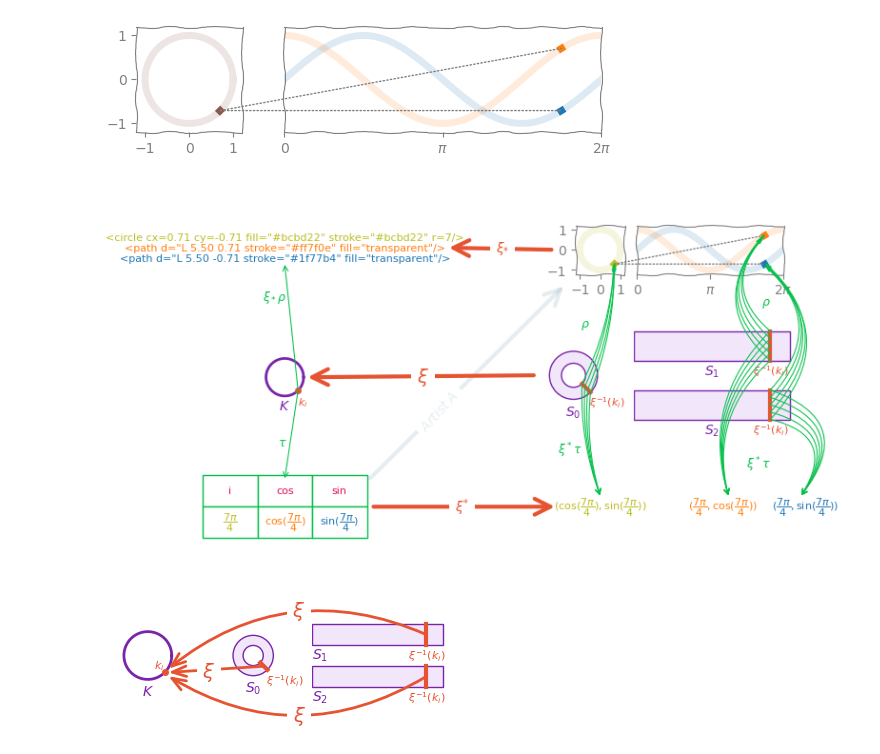
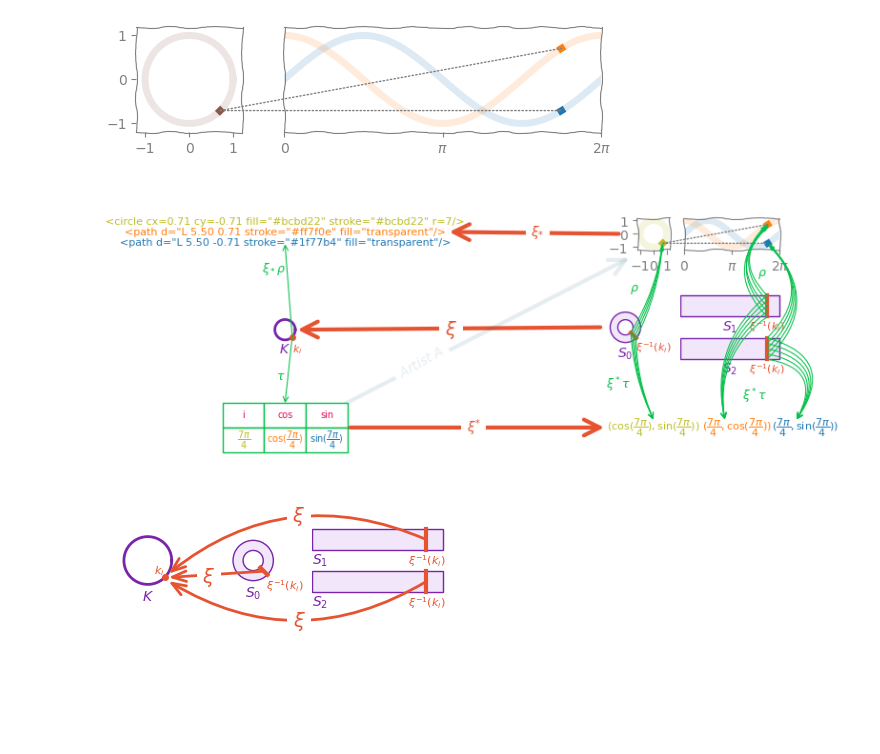
Before and after one commit to story645/team, a Jupyter notebook: paper/figcode/interactive_xi.ipynb, the cells around one changed output. Saved outputs shown, nothing was run; the diff lists cells and outputs as text; code cells hidden in the pictures; blank space fills up the shorter version.

Commit message:
fixed xi figure

```diff
--- a/paper/figcode/interactive_xi.ipynb
+++ b/paper/figcode/interactive_xi.ipynb
@@ -87,10 +87,9 @@ def plot_tau(istr, axt, colors):
         table[1,i].get_text().set_color(colors.get(field, 'k'))
         table[1,i].set_edgecolor(pcd['section'])
     axt.axis('off')
-
-    table.scale(2.5, 1.5)
     table.auto_set_font_size(False)
-    table.set_fontsize(fs['footnote'])
+    table.set_fontsize(fs['footnote']-1)
+    table.scale(3.5, 1.25)
     return table
 # %%
 def plot_rho_push(i, axrp, colors):
@@ -108,8 +107,8 @@ def plot_tau_pull(istr, axtp, colors):
     cstr = f'$({istr}, \cos({istr}))$'
     sstr = f'$({istr}, \sin({istr}))$'
     ptxt = axtp.annotate(pstr, xy=(.5, .5), xycoords=( axd['circ'], axtp.transAxes), ha='center', va='center', fontsize=fs['footnote'], color=colors['i'])
-    ctxt = axtp.annotate(cstr, xy=(i-np.pi/10, .5),  xycoords=(axd['rho'].transData, ptxt), ha='right', va='center', fontsize=fs['footnote'], color=colors['cos'])
-    stxt = axtp.annotate(sstr, xy=(i+np.pi/10, .5),  xycoords=(axd['rho'].transData, ptxt), ha='left', va='center', fontsize=fs['footnote'], color=colors['sin'])
+    ctxt = axtp.annotate(cstr, xy=(i+np.pi/12, .5),  xycoords=(axd['rho'].transData, ptxt), ha='right', va='center', fontsize=fs['footnote'], color=colors['cos'])
+    stxt = axtp.annotate(sstr, xy=(i+np.pi/12, .5),  xycoords=(axd['rho'].transData, ptxt), ha='left', va='center', fontsize=fs['footnote'], color=colors['sin'])
     axtp.axis('off')
     return {'i': ptxt, 'cos':ctxt, 'sin':stxt}
 # %%
@@ -181,7 +192,7 @@ def plot_xi(axd, bases, fig, biglabels=True):
 # %%
 def plot_sections(axd, xi_bases, fig, colors):
     arrowprops=dict(arrowstyle="->", color=pcd['section'], lw=.75)
-    tarr = mpatches.ConnectionPatch(xyA = (tau(i)[1], tau(i)[2]), xyB = (.5, .75),
+    tarr = mpatches.ConnectionPatch(xyA = (tau(i)[1], tau(i)[2]), xyB = (.5, .8),
                                    coordsA = axd['k'].transData, axesA=axd['k'], coordsB = axd['tau'].transAxes, axesB=axd['tau'],
                                    **arrowprops)
     fig.add_artist(tarr)
@@ -254,7 +265,7 @@ def plot_sections(axd, xi_bases, fig, colors):
         fig.add_artist(s1_rho)
         s1_rho_arrs.append(s1_rho)
 
-        s1_tau_pull =  mpatches.ConnectionPatch(xyA = (xs[0], yi2), xyB = (i+np.pi/2, .6),
+        s1_tau_pull =  mpatches.ConnectionPatch(xyA = (xs[0], yi2), xyB = (i+np.pi*.6, .6),
                                            coordsA = axd['s1'].transData, axesA=axd['s1'],
                                            coordsB = t2coords, axesB=axd['rho'],
                                    **arrowprops, arrowstyle="->", connectionstyle='arc3, rad=-.7')
@@ -270,7 +281,7 @@ def plot_sections(axd, xi_bases, fig, colors):
         fig.add_artist(s1_rho_cos)
         s1_rho_arrs.append(s1_rho_cos)
 
-        s1_tau_pull_cos =  mpatches.ConnectionPatch(xyA = (xs[0], yi1), xyB = (i-np.pi/2, .6),
+        s1_tau_pull_cos =  mpatches.ConnectionPatch(xyA = (xs[0], yi1), xyB = (i-np.pi*.9, .6),
                                            coordsA = axd['s1'].transData, axesA=axd['s1'],
                                            coordsB = t2coords, axesB=axd['rho'],
                                    **arrowprops,arrowstyle="->", connectionstyle='arc3, rad=.3')
@@ -286,31 +297,32 @@ def plot_sections(axd, xi_bases, fig, colors):
 # %%
 colors = {'i':'tab:olive','sin':'tab:blue', 'cos':'tab:orange'}
 
 i = 7*np.pi/4
 istr = r"\dfrac{7\pi}{4}"
 
-fig, axd = plt.subplot_mosaic( [['rho_push', 'xi', [['circ', 'rho', 'rho', 'rho']]], ['k', 'xi', [['s0', 's1', 's1', 's1']]],['tau', 'xi', 'tau_pull']],
-                                  figsize=(7.16, 4),
+fig, axd = plt.subplot_mosaic( [['rho_push', 'xi', [['circ', 'rho', 'rho', 'rho']]],
+                                ['k', 'xi', [['s0', 's1', 's1', 's1']]],['tau', 'xi', 'tau_pull']],
+                                  figsize=(7.16, 3),
                                  height_ratios = [1, 1, 1], layout='compressed')
 
 axd['xi'].axis('off')
 plot_rho(i, axd['circ'], axd['rho'], fig, colors)
 tautable = plot_tau(istr, axd['tau'], colors)
 rptexts = plot_rho_push(i, axd['rho_push'], colors)
 tptexts = plot_tau_pull(istr, axd['tau_pull'], colors)
 bases = plot_bases(axd['k'], axd['s0'], axd['s1'])
-xi_bases = plot_xi(axd, bases, fig)
+xi_bases = plot_xi(axd, bases, fig, rptexts=rptexts, tptexts=tptexts)
 plot_sections(axd, xi_bases, fig, colors)
 
-artist = mpatches.ConnectionPatch(xyA=(1.8, .75), xyB=(-.25,-.25), coordsA=axd['tau'].transAxes, axesA=axd['tau'], coordsB = axd['circ'].transAxes, axesB = axd['circ'],
-                                      arrowstyle="->", lw=3, color=pcd['artist'], mutation_scale=30, alpha=.1, zorder=-3)
+artist = mpatches.ConnectionPatch(xyA=(2, .75), xyB=(-.25,-.25), coordsA=axd['tau'].transAxes, axesA=axd['tau'], coordsB = axd['circ'].transAxes, axesB = axd['circ'],
+                                      arrowstyle="->", lw=3, color=pcd['artist'], mutation_scale=30, alpha=.1, zorder=-1)
 fig.add_artist(artist)
-axd['xi'].annotate(r"$Artist\;A$", (.25,.25), xycoords=artist, rotation=48, color=pcd['artist'], alpha=.1, zorder=-5, bbox=dict(facecolor='white', edgecolor='none'))
+axd['xi'].annotate(r"$Artist\;A$", (.2,.2), xycoords=artist, rotation=30, color=pcd['artist'], alpha=.1, zorder=5, bbox=dict(facecolor='white', edgecolor='none'))
 
-#fig.savefig(paper_path/"xi_diagram.png", bbox_inches='tight', dpi=300)
+fig.savefig(paper_path/"xi_diagram.png", bbox_inches='tight', dpi=300)
 fig.savefig(paper_path/"xi_diagram.pdf",  bbox_inches='tight', dpi=300)
 # %% [output]
-[figure, old version]
+[figure, new version]
 # %%
 fig, axd = plt.subplot_mosaic([['k', 'xi', 's0', 's1']],
                               layout='constrained',  figsize=(3.5,1),
```
Also changed, not shown: parts of 3 cells of this notebook, 5 other files.
